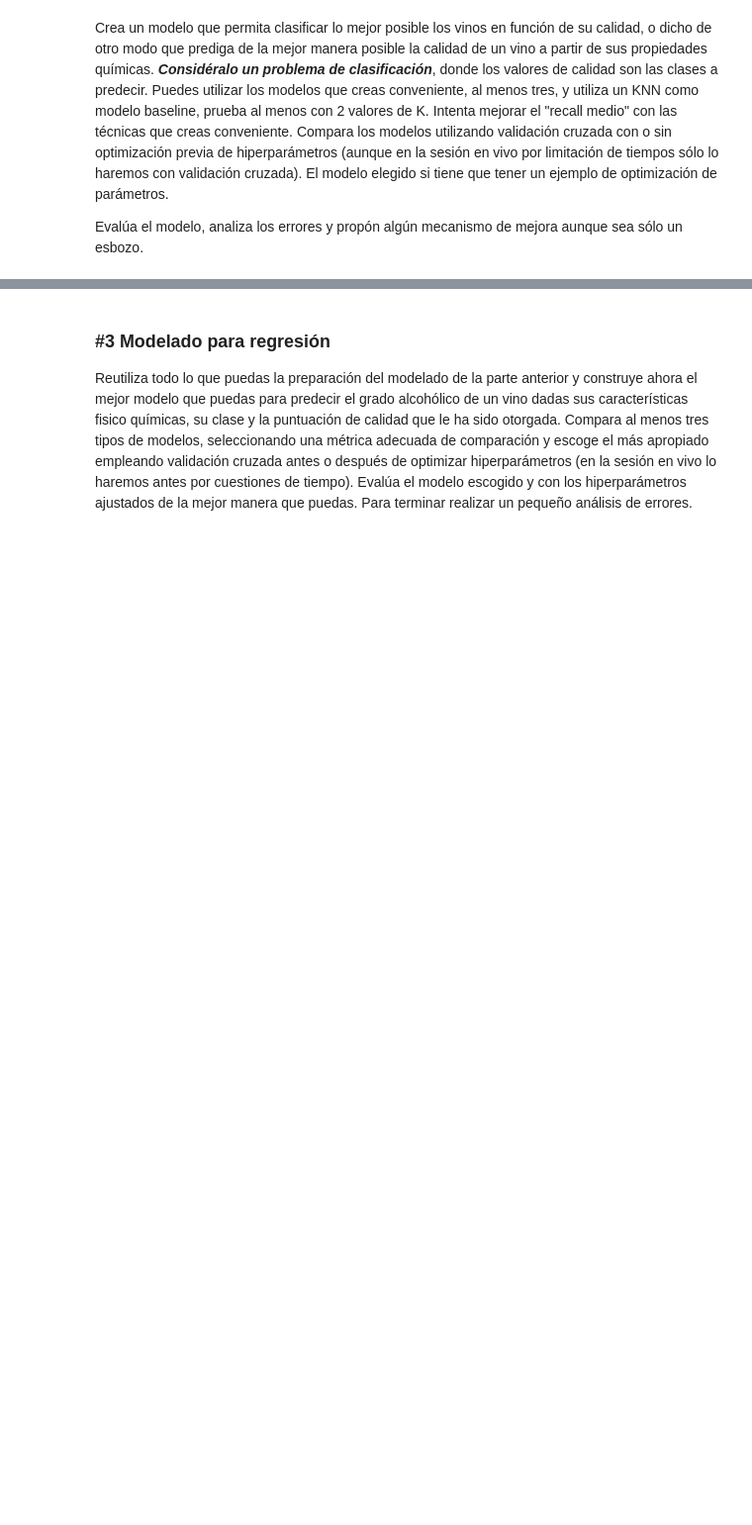
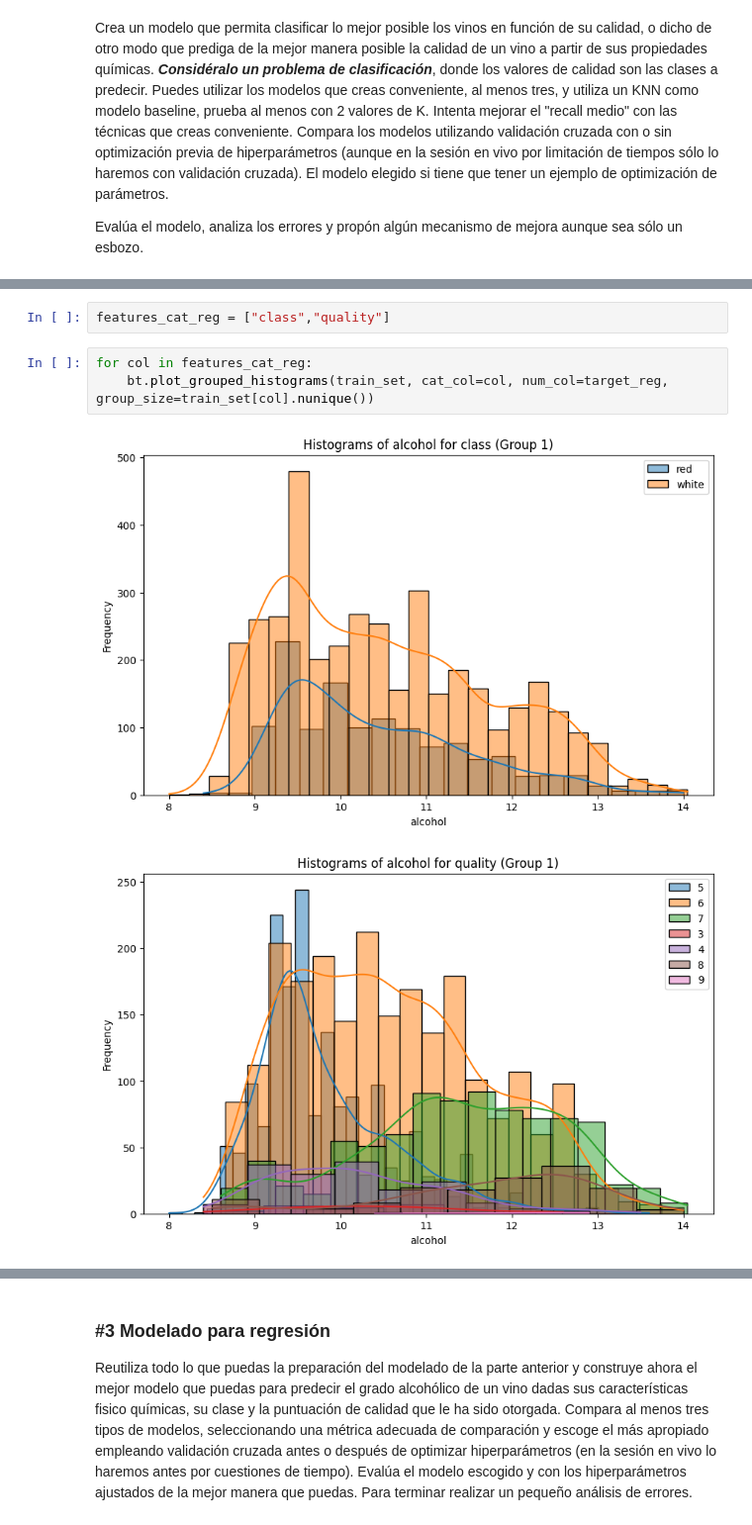
Before and after one commit to Fredmulato93/ONLINE_DS_THEBRIDGE_FRED_MULATO_93, a Jupyter notebook: 04_Machine_Learning/Sprint_12/Unidad_02/Practica_Obligatoria/18_Practica_Obligatoria_Repaso_Aprendizaje_Supervisado.ipynb, the cells around one changed output, grey strips where cells are left out. Shown at 99% size. Drawn from its saved outputs; the diff is of its cells as text; blank space fills up the shorter version.

```diff
--- a/04_Machine_Learning/Sprint_12/Unidad_02/Practica_Obligatoria/18_Practica_Obligatoria_Repaso_Aprendizaje_Supervisado.ipynb
+++ b/04_Machine_Learning/Sprint_12/Unidad_02/Practica_Obligatoria/18_Practica_Obligatoria_Repaso_Aprendizaje_Supervisado.ipynb
@@ -138,0 +194,8 @@ NameError: name 'train_test_split' is not defined
+# %%
+features_cat_reg = ["class","quality"]
+# %%
+for col in features_cat_reg:
+    bt.plot_grouped_histograms(train_set, cat_col=col, num_col=target_reg, group_size=train_set[col].nunique())
+# %% [output]
+[figure, added]
+[figure, added]
```
Also changed, not shown: parts of 12 cells of this notebook, 2 other files.
